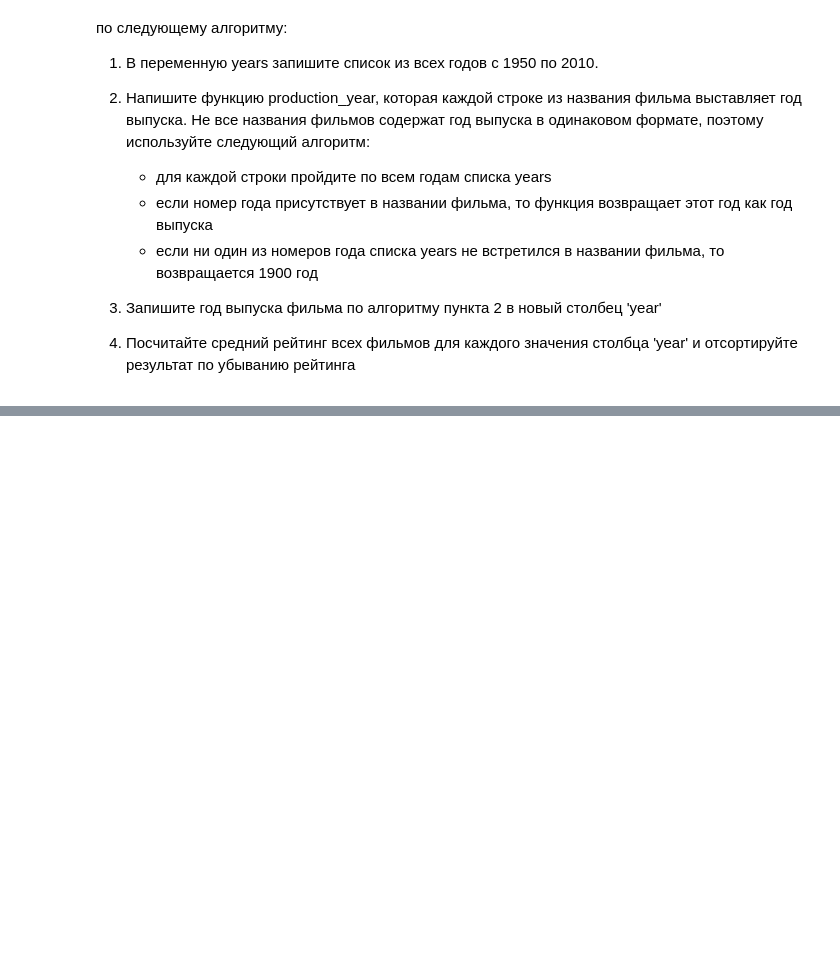
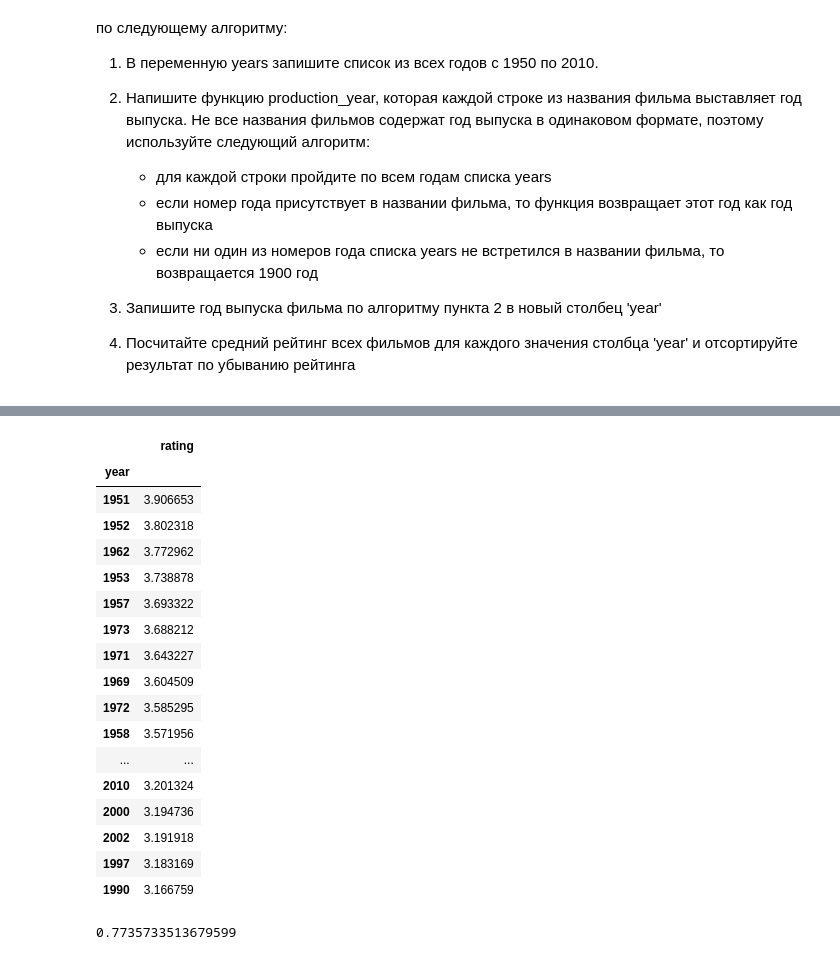
Before and after one commit to mrakhman/netology_python, a Jupyter notebook: hw6/hw6.ipynb, the cells around one changed output, grey strips where cells are left out. Drawn from its saved outputs; the diff is of its cells as text; code cells hidden in the pictures; blank space fills up the shorter version.

```diff
--- a/hw6/hw6.ipynb
+++ b/hw6/hw6.ipynb
@@ -44,0 +270,26 @@ geo_data = {
+# %%
+rating_by_year = average_rating.groupby('year').mean()[['rating']].sort_values(by='rating', ascending=False)
+rating_by_year.head(60)
+# %% [output]
+|  | rating |
+| year |  |
+| 1951 | 3.906653 |
+| 1952 | 3.802318 |
+| 1962 | 3.772962 |
+| 1953 | 3.738878 |
+| 1957 | 3.693322 |
+| 1973 | 3.688212 |
+| 1971 | 3.643227 |
+| 1969 | 3.604509 |
+| 1972 | 3.585295 |
+| 1958 | 3.571956 |
+| ... | ... |
+| 2010 | 3.201324 |
+| 2000 | 3.194736 |
+| 2002 | 3.191918 |
+| 1997 | 3.183169 |
+| 1990 | 3.166759 |
+# %%
+rating_by_year['rating'].max() - rating_by_year['rating'].min()
+# %% [output]
+0.7735733513679599
```
Also changed, not shown: parts of 26 cells of this notebook, 3 other files.
